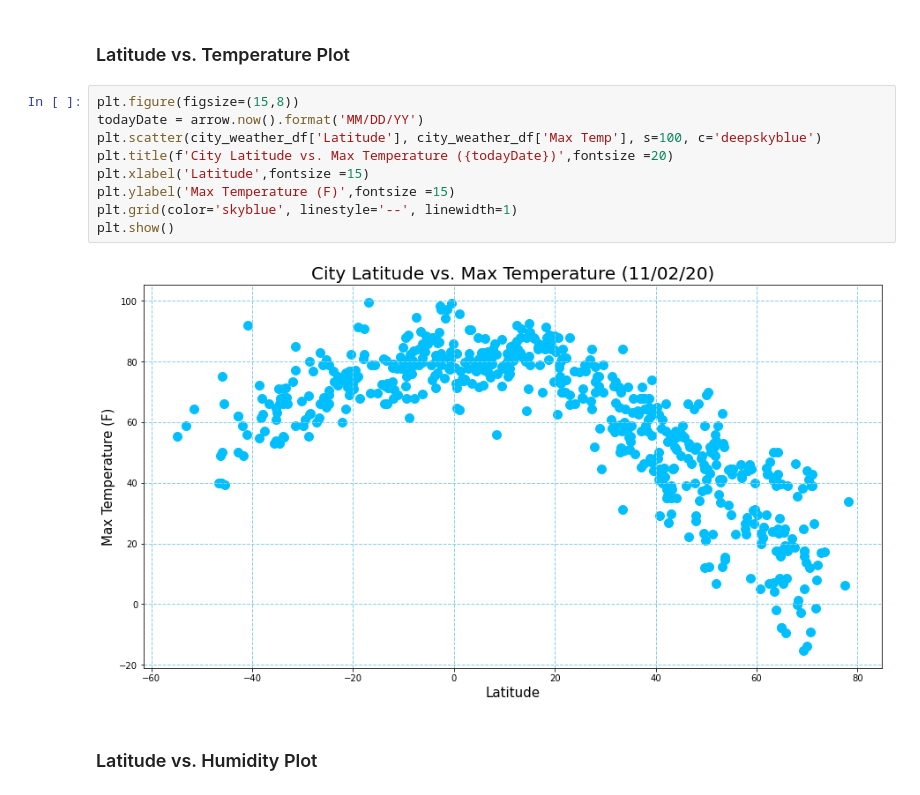
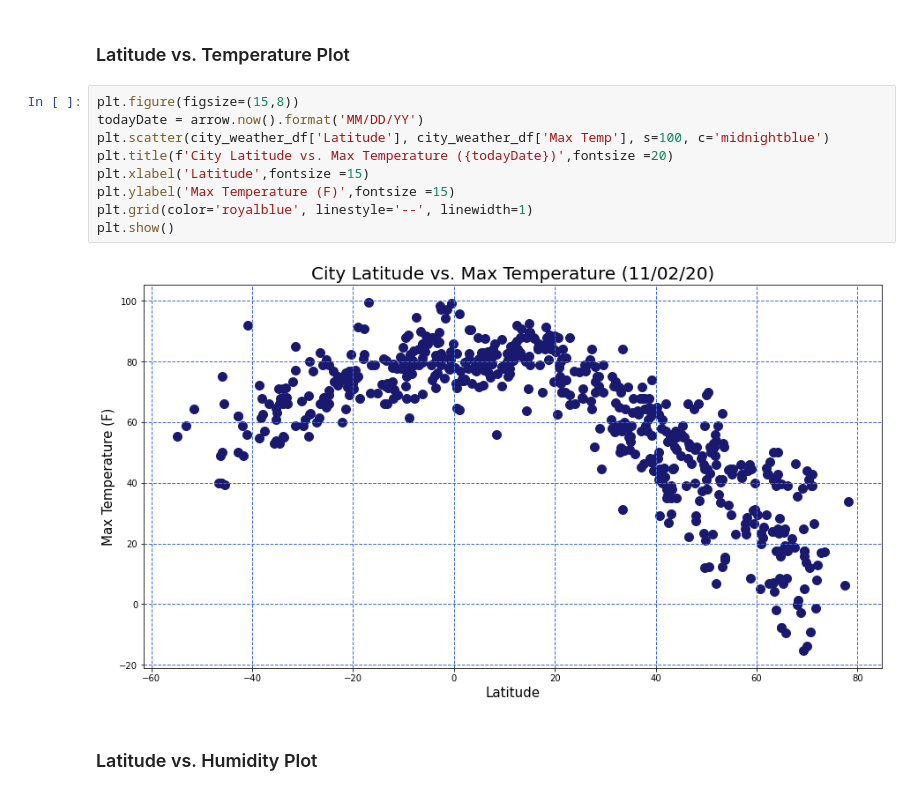
Before and after one commit to JimKTran/UofT-BCS-Python-API-Challenge, a Jupyter notebook: WeatherPy/WeatherPy_Final.ipynb, the cells around one changed output. Cells and saved outputs as stored; diff of their text form.

```diff
--- a/WeatherPy/WeatherPy_Final.ipynb
+++ b/WeatherPy/WeatherPy_Final.ipynb
@@ -178,14 +178,14 @@ humidity_check
 # %%
 plt.figure(figsize=(15,8))
 todayDate = arrow.now().format('MM/DD/YY')
-plt.scatter(city_weather_df['Latitude'], city_weather_df['Max Temp'], s=100, c='deepskyblue')
+plt.scatter(city_weather_df['Latitude'], city_weather_df['Max Temp'], s=100, c='midnightblue')
 plt.title(f'City Latitude vs. Max Temperature ({todayDate})',fontsize =20)
 plt.xlabel('Latitude',fontsize =15)
 plt.ylabel('Max Temperature (F)',fontsize =15)
-plt.grid(color='skyblue', linestyle='--', linewidth=1)
+plt.grid(color='royalblue', linestyle='--', linewidth=1)
 plt.show()
 # %% [output]
-[figure, old version]
+[figure, new version]
 # %% [markdown]
 ### Latitude vs. Humidity Plot
 # %%
```
Also changed, not shown: parts of 6 cells of this notebook.
